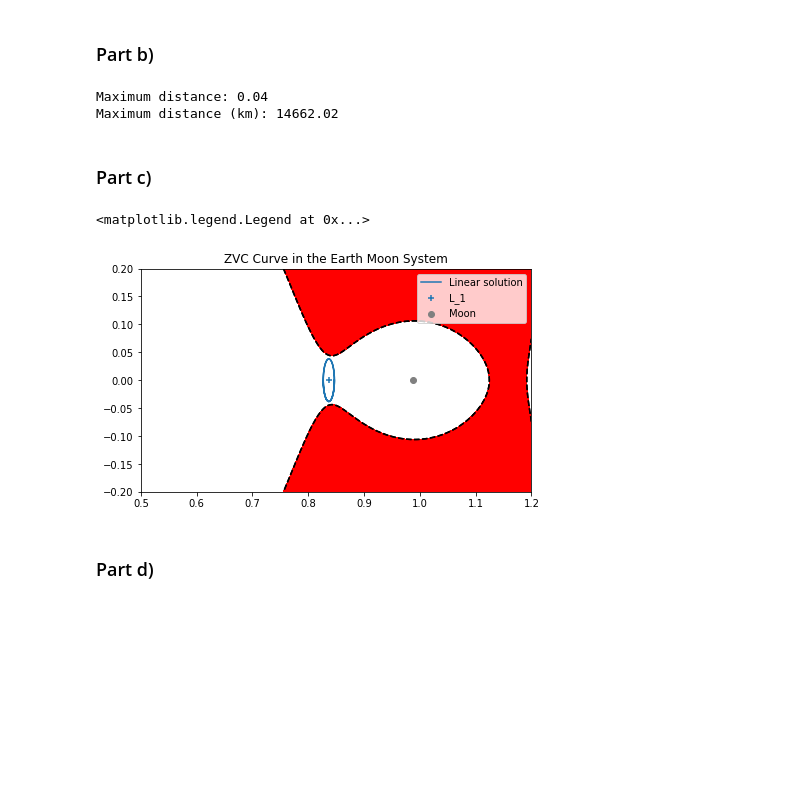
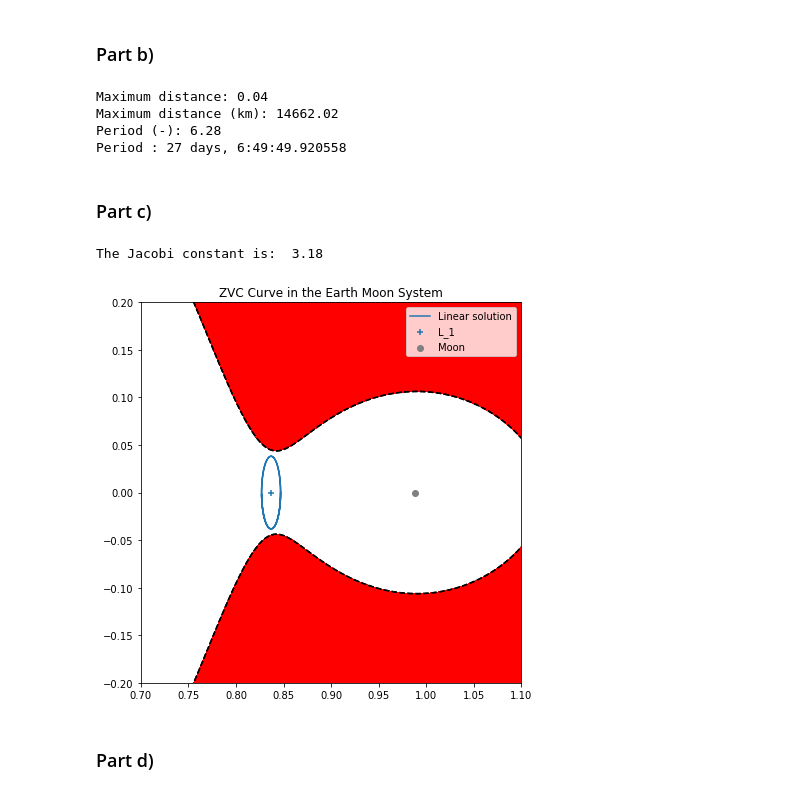
Before and after one commit to prabhu8/Advanced-Orbital-Mechanics, a Jupyter notebook: PSC/PSC3.ipynb, the cells around one changed output. Drawn from its saved outputs; the diff is of its cells as text; code cells hidden in the pictures; blank space fills up the shorter version.

```diff
--- a/PSC/PSC3.ipynb
+++ b/PSC/PSC3.ipynb
@@ -72,32 +71,41 @@ axs.legend()
 max_dist = np.max( np.linalg.norm(lin.y[0:3], axis=0) )
 print('Maximum distance:', round(max_dist,2))
 print('Maximum distance (km):', round(pn.L_2_dim(max_dist, SS3.loc[system, 'l*']),2))
+print('Period (-):', round(t_span[-1],2))
+Per = timedelta(seconds= pn.t_2_dim(t_span[-1], SS3.loc[system, 't*']))
+print('Period :',  Per)
 # %% [output]
 Maximum distance: 0.04
 Maximum distance (km): 14662.02
+Period (-): 6.28
+Period : 27 days, 6:49:49.920558
 # %% [markdown]
 ### Part c)
 # %%
-x_range = np.linspace(0.5, 1.2, 2000)
-y_range = np.linspace(-0.2, 0.2, 2000)
+x_range = np.linspace(-0.75, 1.2, 2000)
+y_range = np.linspace(-0.5, 0.5, 2000)
 v = np.linalg.norm([xi_dot_0, eta_dot_0, zeta_dot_0])
 
 [X, Y] = np.meshgrid(x_range, y_range)
 C = pn.Jacobi_const(X, Y, 0, 0, SS3.loc[system,'miu'])
 C0 = pn.Jacobi_const(xi_0+L1, 0, 0, v, SS3.loc[system,'miu'])
 
 fig, axs = plt.subplots(nrows=1, ncols=1, figsize=(7,7))
 axs.contourf(X,Y, -C, levels = [-C0, -C0+10**-12], extend = 'max', cmap = 'rainbow')
 axs.contour(X,Y, -C, levels = [-C0, -C0+10**-12], colors='black')
 axs.scatter([L1],[0], marker="+", label = 'L_1')
 axs.scatter(1-SS3.loc[system, 'miu'],0, marker='o', color='grey', label='Moon')
 axs.plot(lin.y[0,:]+L1, lin.y[1,:], label='Linear solution')
 axs.set_aspect('equal', 'box')
 axs.set_title('ZVC Curve in the Earth Moon System')
+axs.set_xlim([.7, 1.1])
+axs.set_ylim([-.2, .2])
 axs.legend()
+
+print("The Jacobi constant is: ", round(C0,2))
 # %% [output]
-<matplotlib.legend.Legend at 0x...>
+The Jacobi constant is:  3.18
-[figure, old version]
+[figure, new version]
 # %% [markdown]
 ### Part d)
 # %%
```
Also changed, not shown: parts of 4 cells of this notebook.
